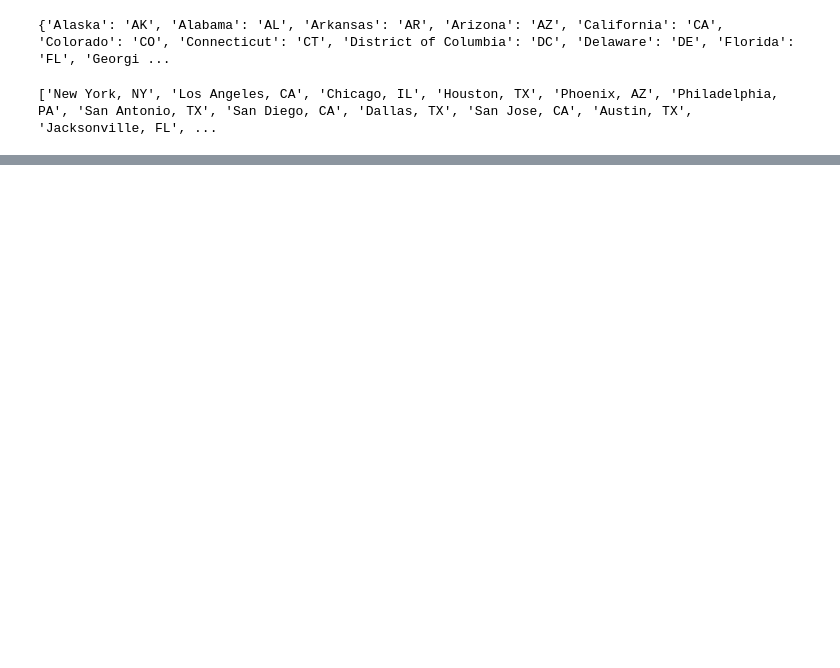
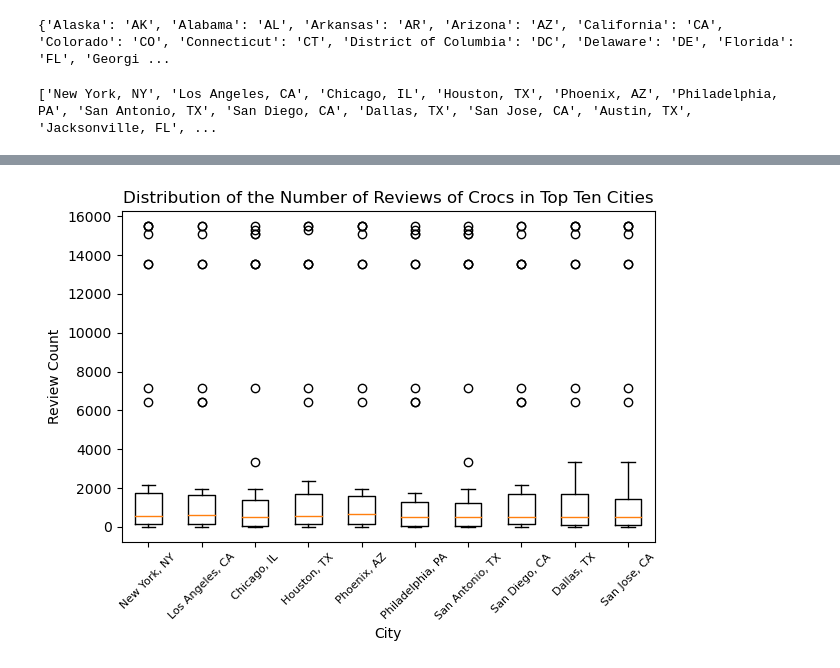
Before and after one commit to NoelleMtz/BirkCroc, a Jupyter notebook: kyara_analysis/crocs_prices_by_location.ipynb, the cells around one changed output, grey strips where cells are left out. Saved outputs shown, nothing was run; the diff lists cells and outputs as text; code cells hidden in the pictures; blank space fills up the shorter version.

```diff
--- a/kyara_analysis/crocs_prices_by_location.ipynb
+++ b/kyara_analysis/crocs_prices_by_location.ipynb
@@ -148,0 +250,14 @@ data_df
+# %%
+figure3 = plt.figure()
+# temp = city_df_list[0]['Price'].tolist()
+
+plt.boxplot(reviews_lol,labels=top_cities)
+plt.xticks(rotation=45, fontsize=8)
+plt.xlabel('City')
+plt.ylabel('Review Count')
+plt.title('Distribution of the Number of Reviews of Crocs in Top Ten Cities')
+plt.tight_layout()
+plt.savefig('review_crocs.png')
+plt.show()
+# %% [output]
+[figure, added]
```
Also changed, not shown: parts of 12 cells of this notebook, 3 other files.
